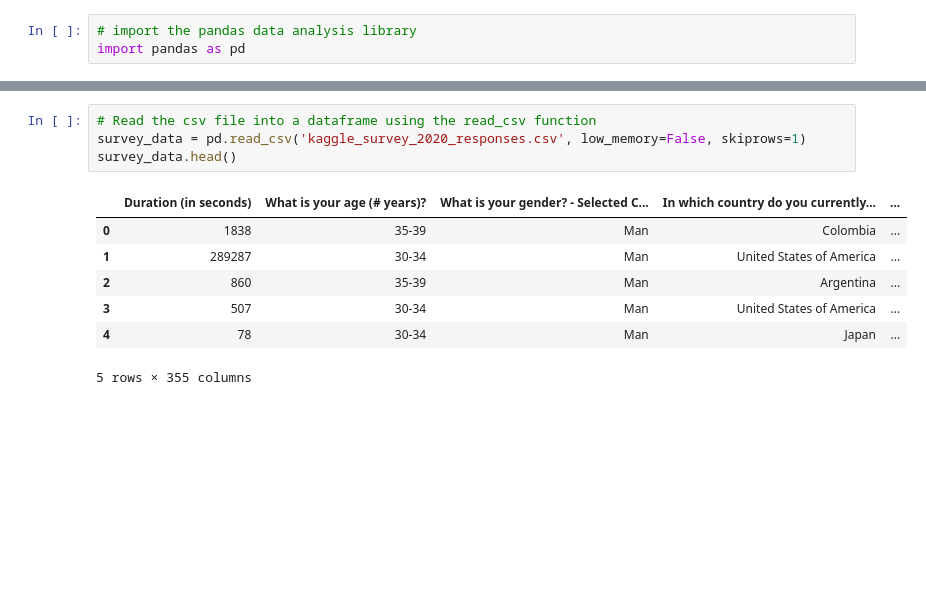
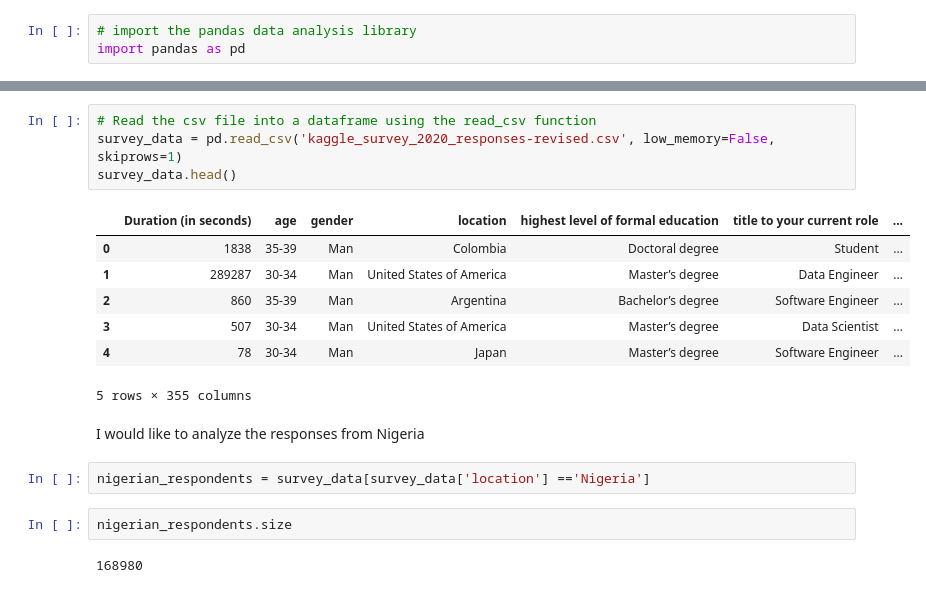
Before and after one commit to iPablo26/2020-Kaggle-Machine-Learning-Data-Science-Survey, a Jupyter notebook: 2020 Kaggle Machine Learning & Data Science Survey.ipynb, the cells around one changed output, grey strips where cells are left out. Cells and saved outputs as stored; diff of their text form; blank space fills up the shorter version.

Commit message:
ipynb: Extracted responses made by Nigerians, analyzed their responses based on gender, age, level of formal education...

```diff
--- a/2020 Kaggle Machine Learning & Data Science Survey.ipynb
+++ b/2020 Kaggle Machine Learning & Data Science Survey.ipynb
@@ -28,13 +29,21 @@ kaggle_survey_2020_methodology.pdf
 kaggle_survey_2020_responses.csv
 # %%
 # Read the csv file into a dataframe using the read_csv function
-survey_data = pd.read_csv('kaggle_survey_2020_responses.csv', low_memory=False, skiprows=1)
+survey_data = pd.read_csv('kaggle_survey_2020_responses-revised.csv', low_memory=False, skiprows=1)
 survey_data.head()
 # %% [output]
-|  | Duration (in seconds) | What is your age (# years)? | What is your gender? - Selected C... | In which country do you currently... | ... |
-| 0 | 1838 | 35-39 | Man | Colombia | ... |
-| 1 | 289287 | 30-34 | Man | United States of America | ... |
-| 2 | 860 | 35-39 | Man | Argentina | ... |
-| 3 | 507 | 30-34 | Man | United States of America | ... |
-| 4 | 78 | 30-34 | Man | Japan | ... |
+|  | Duration (in seconds) | age | gender | location | highest level of formal education | title to your current role | ... |
+| 0 | 1838 | 35-39 | Man | Colombia | Doctoral degree | Student | ... |
+| 1 | 289287 | 30-34 | Man | United States of America | Master’s degree | Data Engineer | ... |
+| 2 | 860 | 35-39 | Man | Argentina | Bachelor’s degree | Software Engineer | ... |
+| 3 | 507 | 30-34 | Man | United States of America | Master’s degree | Data Scientist | ... |
+| 4 | 78 | 30-34 | Man | Japan | Master’s degree | Software Engineer | ... |
 5 rows × 355 columns
+# %% [markdown]
+I would like to analyze the responses from Nigeria
+# %%
+nigerian_respondents = survey_data[survey_data['location'] =='Nigeria']
+# %%
+nigerian_respondents.size
+# %% [output]
+168980
```
Also changed, not shown: parts of 18 cells of this notebook.
